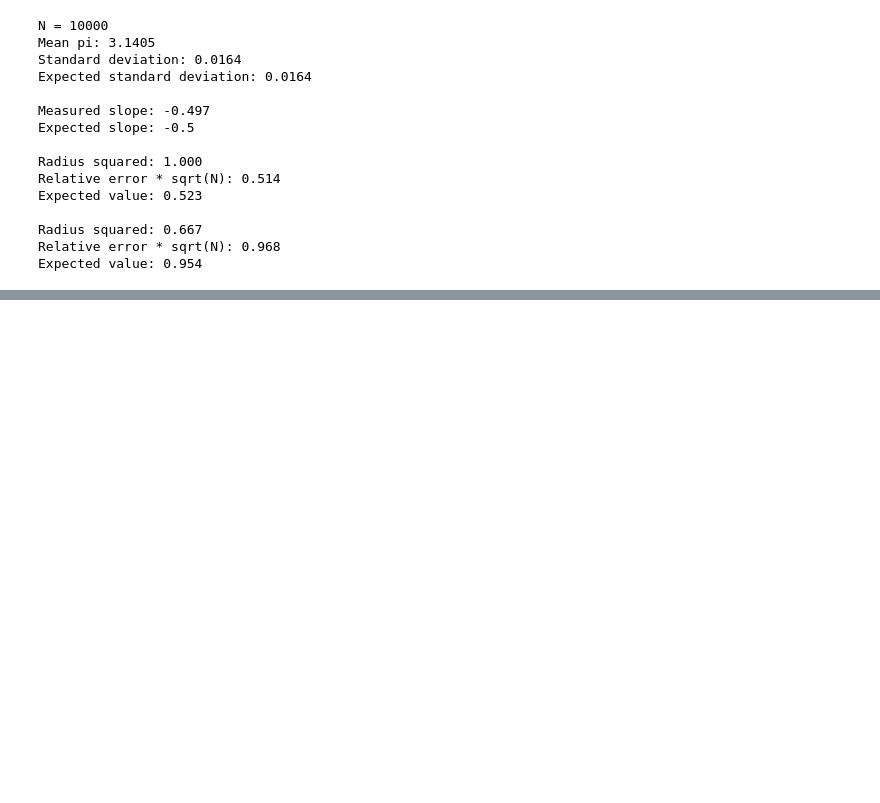
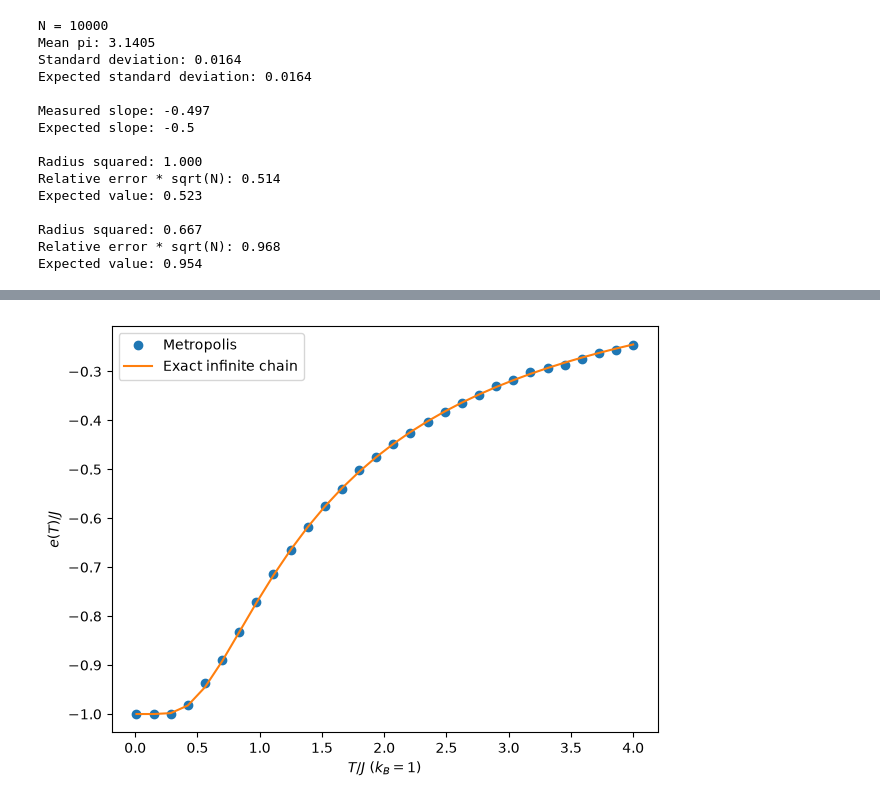
Before and after one commit to jtc469/ising-model, a Jupyter notebook: main.ipynb, the cells around one changed output, grey strips where cells are left out. Saved outputs shown, nothing was run; the diff lists cells and outputs as text; code cells hidden in the pictures; blank space fills up the shorter version.

```diff
--- a/main.ipynb
+++ b/main.ipynb
@@ -186,0 +247,28 @@ You can see from the results that Viete's product method is *much* quicker to co
+# %%
+J = 1.0
+N = 100
+equilibration_sweeps = 1000
+measurement_sweeps = 3000
+temperatures = np.linspace(0.01, 4.0, 30) * J
+mean_energies = []
+specific_heats = []
+
+for T in temperatures:
+    energy, specific_heat = simulate_ising(T, N, J, equilibration_sweeps, measurement_sweeps)
+    mean_energies.append(energy)
+    specific_heats.append(specific_heat)
+
+exact_energies = -J * np.tanh(J / temperatures)
+
+plt.figure()
+plt.plot(temperatures / J, np.array(mean_energies) / J, "o", label="Metropolis")
+plt.plot(temperatures / J, exact_energies / J, label="Exact infinite chain")
+plt.xlabel(r"$T/J$ ($k_B=1$)")
+plt.ylabel(r"$e(T)/J$")
+plt.legend()
+plt.tight_layout()
+
+plt.savefig(f"{plot_dir}/ising_1d_energy.png", dpi=150)
+plt.show()
+# %% [output]
+[figure, added]
```
Also changed, not shown: parts of 6 cells of this notebook, 1 other file.
